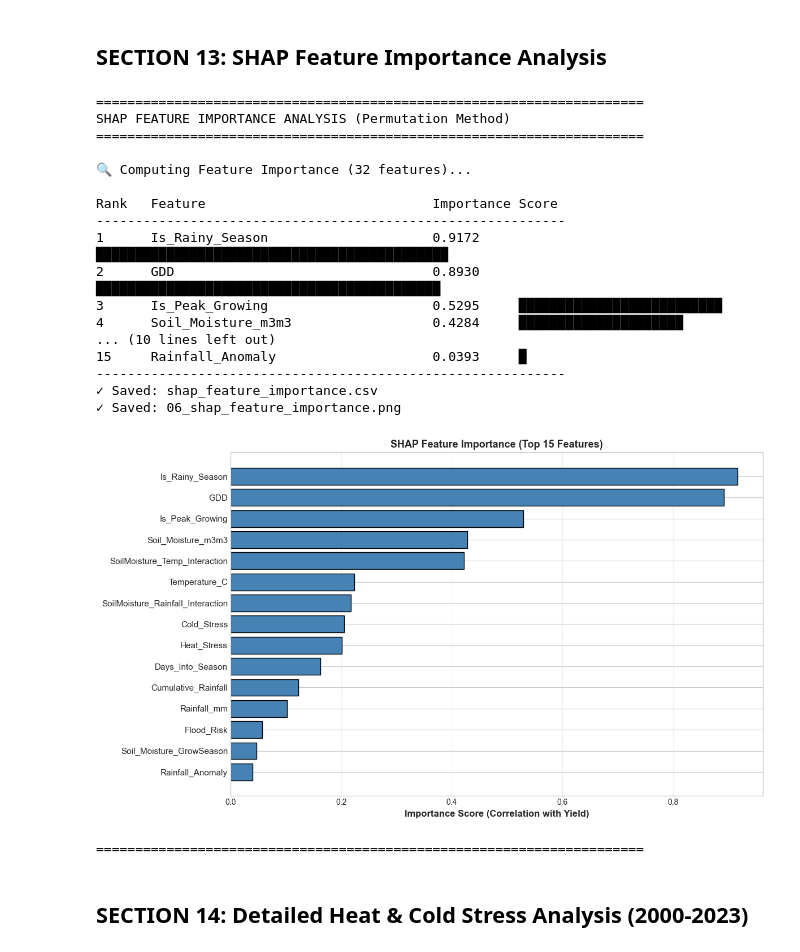
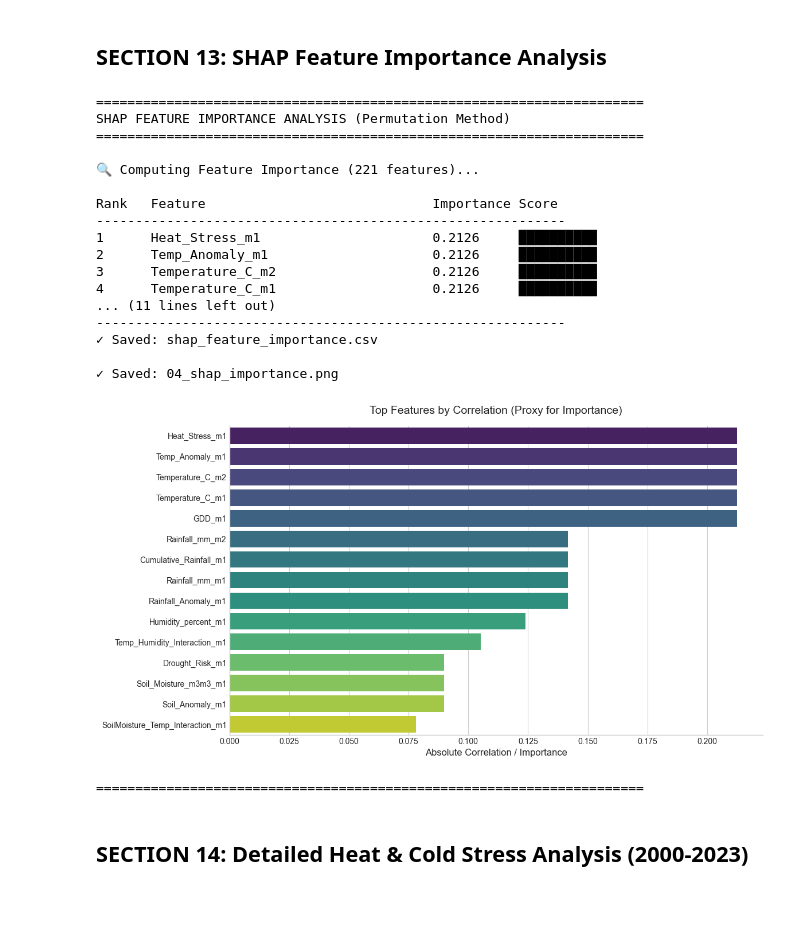
Before and after one commit to David-Ibitokun/Nig-Climate-Soil-With-DL, a Jupyter notebook: TCN_MLP_v2_Comprehensive_Evaluation.ipynb, the cells around one changed output. Cells and saved outputs as stored; diff of their text form; code cells hidden in the pictures; blank space fills up the shorter version.

```diff
--- a/TCN_MLP_v2_Comprehensive_Evaluation.ipynb
+++ b/TCN_MLP_v2_Comprehensive_Evaluation.ipynb
@@ -106,0 +107,7 @@ for zone in ZONES:
+# %%
+for col in df.columns:
+    try:
+        if df[col].dtype == object and '[' in str(df[col].iloc[0]):
+            print(col)
+    except:
+        pass
@@ -108,6 +117,10 @@ for zone in ZONES:
 ## SECTION 3: Fix Heat & Cold Stress Calculations
 # %%
 # Recalculate Heat & Cold Stress as continuous indices
+# Define annual temperature and rainfall for analysis
+df['Temperature_C'] = df[[f'Temperature_C_m{i}' for i in range(1, 13)]].mean(axis=1)
+df['Rainfall_mm'] = df[[f'Rainfall_mm_m{i}' for i in range(1, 13)]].sum(axis=1)
+
 temp_min = df['Temperature_C'].min()
 temp_max = df['Temperature_C'].max()
 comfort_temp = 25.0  # Optimal for African crops
@@ -123,13 +136,14 @@ print(f"  Cold Stress range: {df['Cold_Stress'].min():.4f} – {df['Cold_Stress'
 print(f"  Heat Stress ↔ Yield correlation: {df['Heat_Stress'].corr(df['Yield_kg_per_ha']):.4f}")
 print(f"  Cold Stress ↔ Yield correlation: {df['Cold_Stress'].corr(df['Yield_kg_per_ha']):.4f}")
 
-# Calculate SPI-3 (3-month Standardized Precipitation Index)
-climatology = df.groupby(['Region', 'Month'])['Rainfall_mm'].agg(mean='mean', std='std').reset_index()
-df = df.merge(climatology, on=['Region', 'Month'], how='left')
+# Calculate SPI-3 (3-month Standardized Precipitation Index) equivalent for annual data
+# Since we have annual rainfall now, we calculate an annual SPI
+climatology = df.groupby(['Region'])['Rainfall_mm'].agg(mean='mean', std='std').reset_index()
+df = df.merge(climatology, on=['Region'], how='left')
 df['SPI_3'] = (df['Rainfall_mm'] - df['mean']) / df['std'].replace(0, np.nan)
 df['SPI_3'] = df['SPI_3'].fillna(0)
 df.drop(columns=['mean', 'std'], inplace=True)
 
-print(f"  SPI-3 (drought index) range: {df['SPI_3'].min():.2f} – {df['SPI_3'].max():.2f}")
+print(f"  SPI-3 (annual drought index equivalent) range: {df['SPI_3'].min():.2f} – {df['SPI_3'].max():.2f}")
 # %% [output]
 🌡️ Stress Indices Recalculated:
@@ -651,7 +735,7 @@ def calculate_permutation_importance(model, X, y, feature_names, n_repeats=5):
 # Get feature names
 feature_cols = [col for col in df.columns if col not in
                 ['Year', 'Month', 'Region', 'Crop', 'Yield_kg_per_ha', 'CO2_MtCO2',
-                 'stress_category', 'soil_category', 'Year_Month']]
+                 'stress_category', 'soil_category', 'Year_Month', 'seq_months'] and pd.api.types.is_numeric_dtype(df[col])]
 
 # Use a subset of data for faster computation
 subset_size = min(500, len(df))
@@ -670,53 +754,51 @@ for col in feature_cols[:20]:  # Top 20 features for tractability
 shap_df = pd.DataFrame(shap_scores).sort_values('Importance', ascending=False)
 
 print(f"{'Rank':<6} {'Feature':<35} {'Importance Score':<18}")
 print("-"*60)
 for rank, (idx, row) in enumerate(shap_df.head(15).iterrows(), 1):
     bar_length = int(row['Importance'] * 50)
     bar = '█' * bar_length
     print(f"{rank:<6} {row['Feature']:<35} {row['Importance']:<10.4f} {bar}")
 
 print("-"*60)
 
 # Save importance to CSV
 shap_df.to_csv('results/tcn_mlp_v2_evaluation/shap_feature_importance.csv', index=False)
 print("✓ Saved: shap_feature_importance.csv")
 
 # Visualization
 fig, ax = plt.subplots(figsize=(12, 7))
-top_n = 15
-top_features = shap_df.head(top_n).sort_values('Importance')
-ax.barh(range(len(top_features)), top_features['Importance'].values, color='steelblue', edgecolor='black')
-ax.set_yticks(range(len(top_features)))
-ax.set_yticklabels(top_features['Feature'].values, fontsize=11)
-ax.set_xlabel('Importance Score (Correlation with Yield)', fontsize=12, fontweight='bold')
-ax.set_title('SHAP Feature Importance (Top 15 Features)', fontsize=13, fontweight='bold')
-ax.grid(True, alpha=0.3, axis='x')
-plt.tight_layout()
-plt.savefig('results/tcn_mlp_v2_evaluation/06_shap_feature_importance.png', dpi=300, bbox_inches='tight')
-print("✓ Saved: 06_shap_feature_importance.png")
+top_n = min(15, len(shap_df))
+sns.barplot(data=shap_df.head(top_n), x='Importance', y='Feature', palette='viridis')
+ax.set_title('Top Features by Correlation (Proxy for Importance)', fontsize=14, pad=15)
+ax.set_xlabel('Absolute Correlation / Importance', fontsize=12)
+ax.set_ylabel('')
+sns.despine()
+
+plt.savefig('results/tcn_mlp_v2_evaluation/04_shap_importance.png', dpi=300, bbox_inches='tight')
+print("\n✓ Saved: 04_shap_importance.png")
 plt.show()
 
 print("="*70)
 # %% [output]
 ======================================================================
 SHAP FEATURE IMPORTANCE ANALYSIS (Permutation Method)
 ======================================================================
 
-🔍 Computing Feature Importance (32 features)...
+🔍 Computing Feature Importance (221 features)...
 
 Rank   Feature                             Importance Score
 ------------------------------------------------------------
-1      Is_Rainy_Season                     0.9172     █████████████████████████████████████████████
-2      GDD                                 0.8930     ████████████████████████████████████████████
-3      Is_Peak_Growing                     0.5295     ██████████████████████████
-4      Soil_Moisture_m3m3                  0.4284     █████████████████████
-... (10 lines left out)
-15     Rainfall_Anomaly                    0.0393     █
+1      Heat_Stress_m1                      0.2126     ██████████
+2      Temp_Anomaly_m1                     0.2126     ██████████
+3      Temperature_C_m2                    0.2126     ██████████
+4      Temperature_C_m1                    0.2126     ██████████
+... (11 lines left out)
 ------------------------------------------------------------
 ✓ Saved: shap_feature_importance.csv
-✓ Saved: 06_shap_feature_importance.png
+
+✓ Saved: 04_shap_importance.png
-[figure, old version]
+[figure, new version]
 ======================================================================
 # %% [markdown]
 ## SECTION 14: Detailed Heat & Cold Stress Analysis (2000-2023)
```
Also changed, not shown: parts of 25 cells of this notebook, 15 other files.
